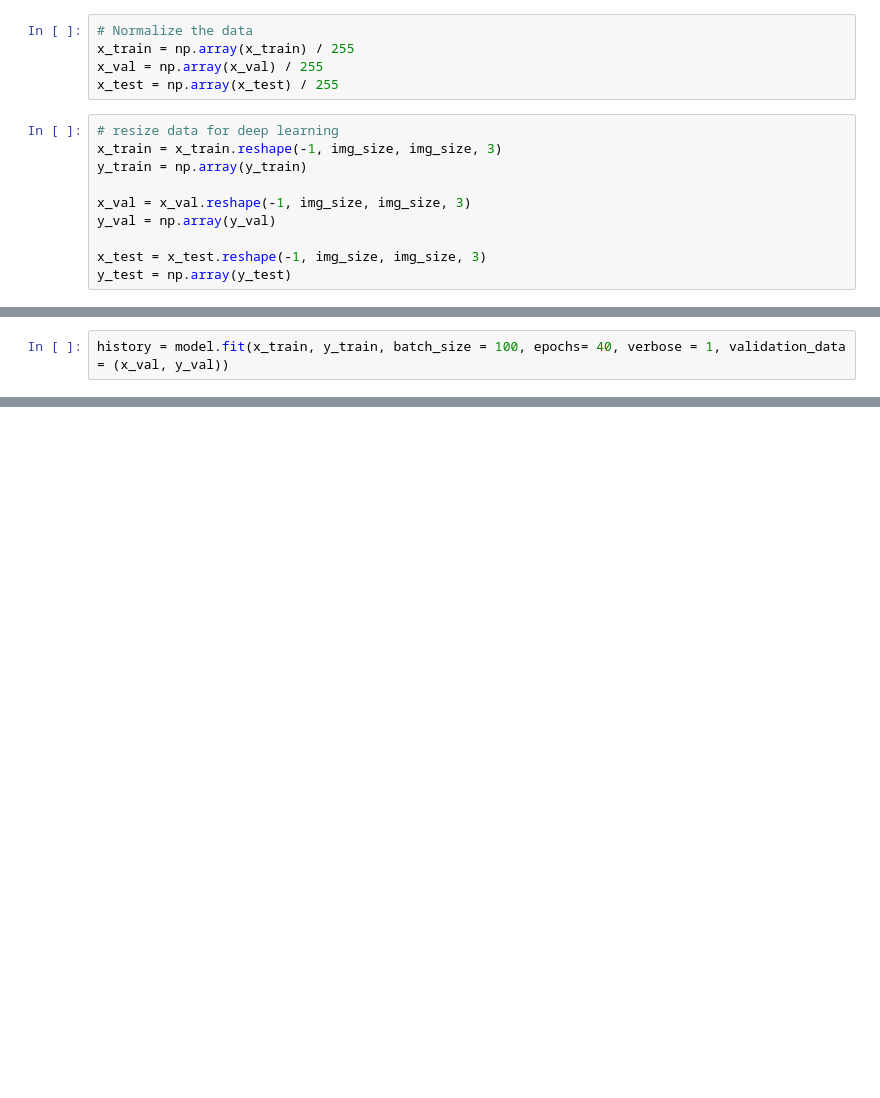
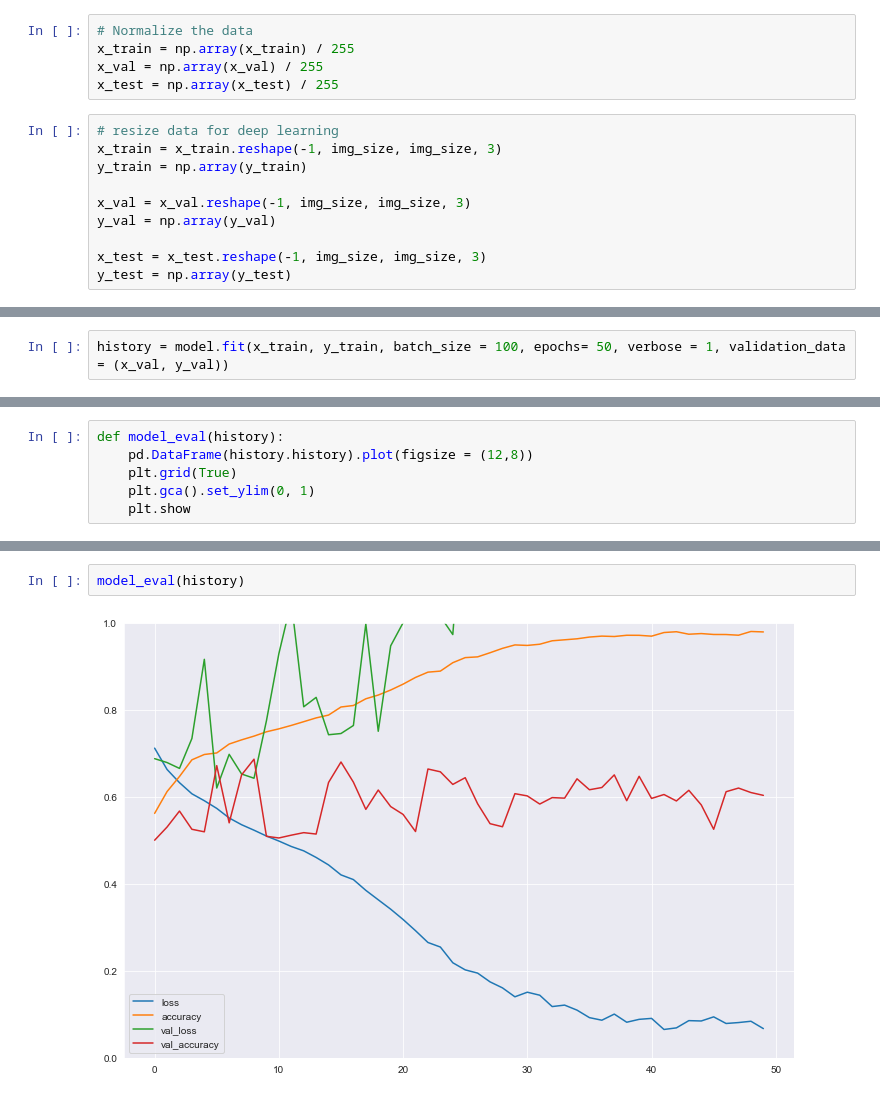
Before and after one commit to ptanner925/wildfire_capstone, a Jupyter notebook: Notebooks/Final_Notebook.ipynb, the cells around one changed output, grey strips where cells are left out. Cells and saved outputs as stored; diff of their text form; blank space fills up the shorter version.

```diff
--- a/Notebooks/Final_Notebook.ipynb
+++ b/Notebooks/Final_Notebook.ipynb
@@ -335,2 +362,2 @@ model.summary()
 # %%
-history = model.fit(x_train, y_train, batch_size = 100, epochs= 40, verbose = 1, validation_data = (x_val, y_val))
+history = model.fit(x_train, y_train, batch_size = 100, epochs= 50, verbose = 1, validation_data = (x_val, y_val))
@@ -340,0 +407,6 @@ print(classification_report(y_test, y_pred)) #model 1 performance
+# %%
+def model_eval(history):
+    pd.DataFrame(history.history).plot(figsize = (12,8))
+    plt.grid(True)
+    plt.gca().set_ylim(0, 1)
+    plt.show
@@ -340,0 +422,4 @@ print(classification_report(y_test, y_pred)) #model 1 performance
+# %%
+model_eval(history)
+# %% [output]
+[figure, added]
```
Also changed, not shown: parts of 13 cells of this notebook.
